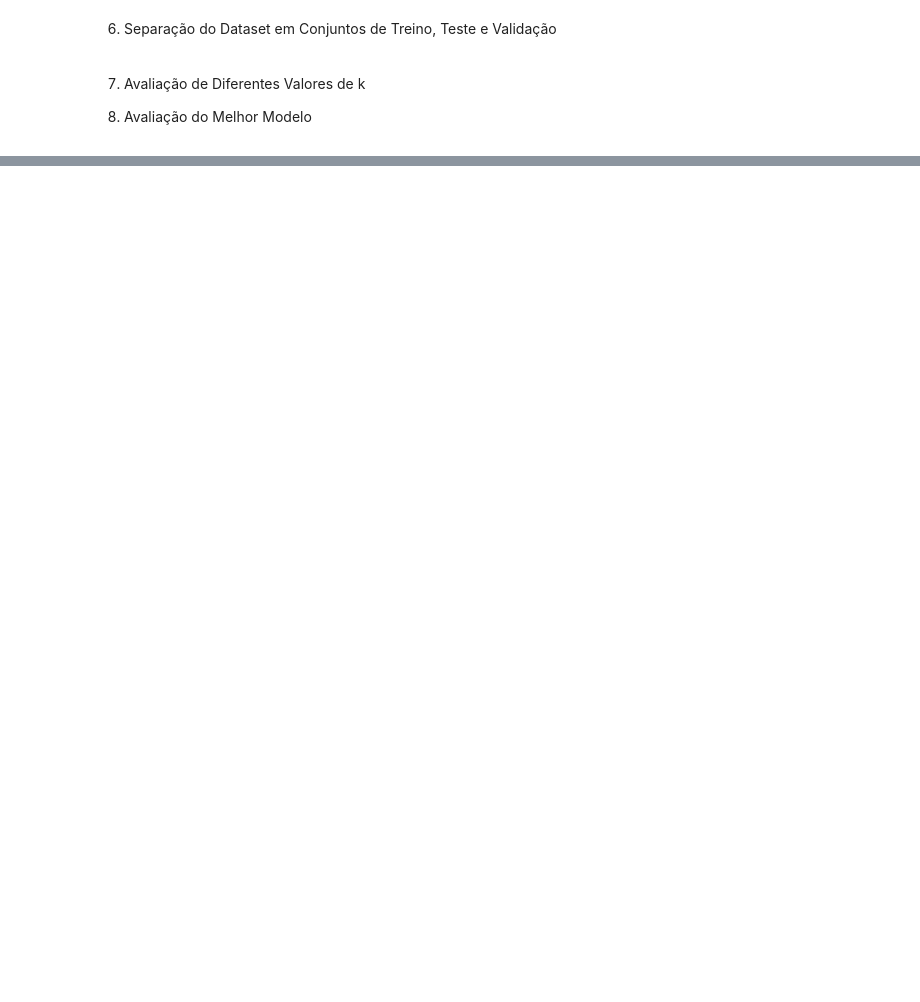
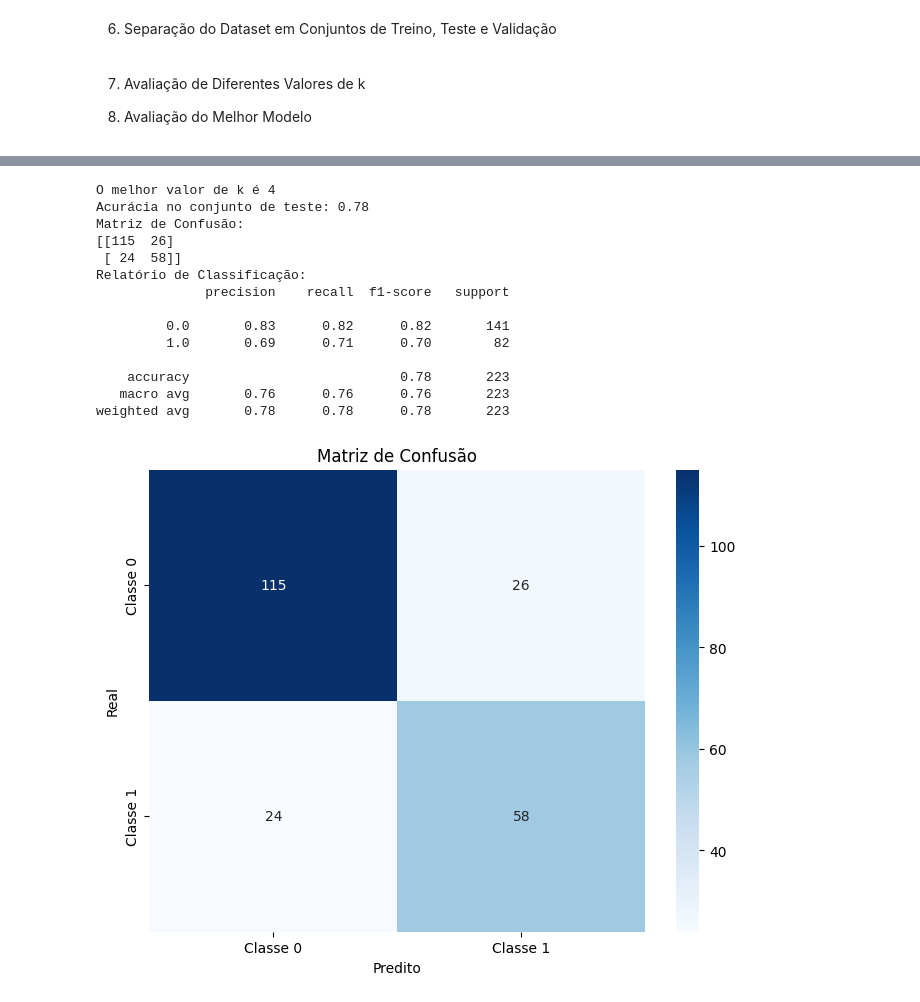
Before and after one commit to luizaclara/KNNtitanic, a Jupyter notebook: Trabalho_02ICD.ipynb, the cells around one changed output, grey strips where cells are left out. Cells and saved outputs as stored; diff of their text form; code cells hidden in the pictures; blank space fills up the shorter version.

```diff
--- a/Trabalho_02ICD.ipynb
+++ b/Trabalho_02ICD.ipynb
@@ -142,0 +269,49 @@ plt.show()
+# %%
+# Passo 8
+best_k_index = np.argmax(mean_scores)
+best_k = k_values[best_k_index]
+print(f'O melhor valor de k é {best_k}')
+
+best_classifier = KNN(k=best_k)
+best_classifier.fit(X_train, y_train)
+
+X_test = np.array(X_test)
+y_test = np.array(y_test)
+# Fazer previsões no conjunto de teste
+y_test_pred = best_classifier.predict(X_test)
+
+# Calcular e imprimir métricas
+accuracy = accuracy_score(y_test, y_test_pred)
+conf_matrix = confusion_matrix(y_test, y_test_pred)
+class_report = classification_report(y_test, y_test_pred)
+
+print(f'Acurácia no conjunto de teste: {accuracy:.2f}')
+print('Matriz de Confusão:')
+print(conf_matrix)
+print('Relatório de Classificação:')
+print(class_report)
+
+# Plotar a matriz de confusão
+plt.figure(figsize=(8, 6))
+sns.heatmap(conf_matrix, annot=True, fmt='d', cmap='Blues',
+            xticklabels=['Classe 0', 'Classe 1'], yticklabels=['Classe 0', 'Classe 1'])
+plt.xlabel('Predito')
+plt.ylabel('Real')
+plt.title('Matriz de Confusão')
+plt.show()
+# %% [output]
+O melhor valor de k é 4
+Acurácia no conjunto de teste: 0.78
+Matriz de Confusão:
+[[115  26]
+ [ 24  58]]
+Relatório de Classificação:
+              precision    recall  f1-score   support
+
+         0.0       0.83      0.82      0.82       141
+         1.0       0.69      0.71      0.70        82
+
+    accuracy                           0.78       223
+   macro avg       0.76      0.76      0.76       223
+weighted avg       0.78      0.78      0.78       223
+[figure, added]
```
Also changed, not shown: parts of 22 cells of this notebook.
